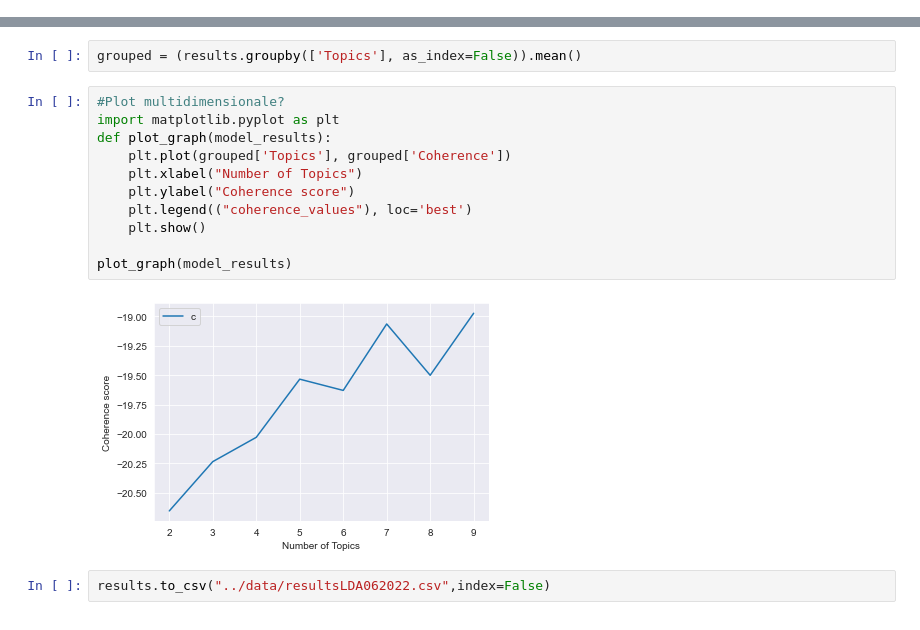
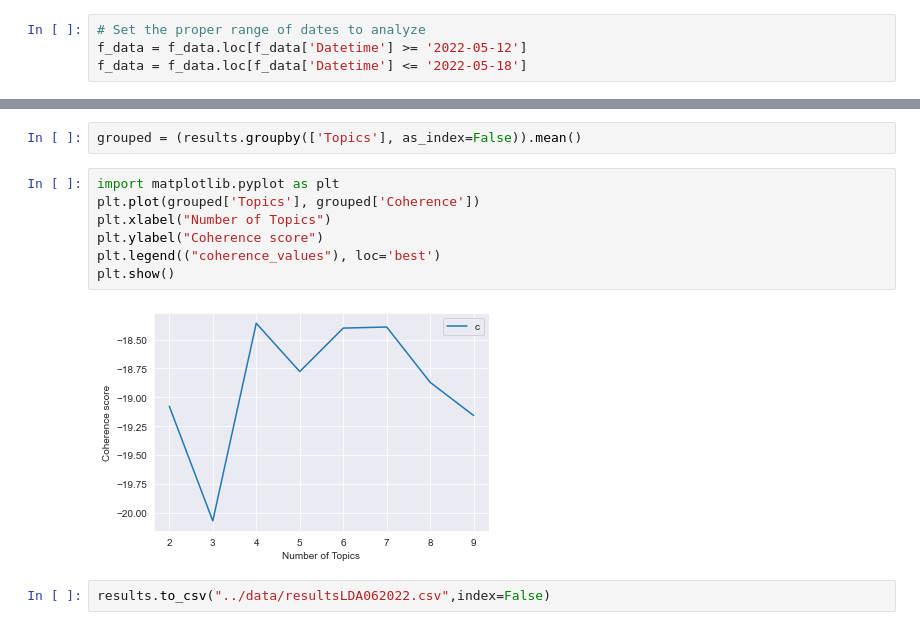
Before and after one commit to federicominniti/MetaverseBusinessConcernsNLP, a Jupyter notebook: Topic Modelling/LDA.ipynb, the cells around one changed output, grey strips where cells are left out. Cells and saved outputs as stored; diff of their text form.

```diff
--- a/Topic Modelling/LDA.ipynb
+++ b/Topic Modelling/LDA.ipynb
@@ -47 +26,5 @@ f_data
+# %%
+# Set the proper range of dates to analyze
+f_data = f_data.loc[f_data['Datetime'] >= '2022-05-12']
+f_data = f_data.loc[f_data['Datetime'] <= '2022-05-18']
 # %%
@@ -317,17 +229,13 @@ results = pd.DataFrame(model_results)
 # %%
 grouped = (results.groupby(['Topics'], as_index=False)).mean()
 # %%
-#Plot multidimensionale?
 import matplotlib.pyplot as plt
-def plot_graph(model_results):
-    plt.plot(grouped['Topics'], grouped['Coherence'])
-    plt.xlabel("Number of Topics")
-    plt.ylabel("Coherence score")
-    plt.legend(("coherence_values"), loc='best')
-    plt.show()
-
-plot_graph(model_results)
+plt.plot(grouped['Topics'], grouped['Coherence'])
+plt.xlabel("Number of Topics")
+plt.ylabel("Coherence score")
+plt.legend(("coherence_values"), loc='best')
+plt.show()
 # %% [output]
-[figure, old version]
+[figure, new version]
 # %%
 results.to_csv("../data/resultsLDA062022.csv",index=False)
```
Also changed, not shown: parts of 34 cells of this notebook, 19 other files.
